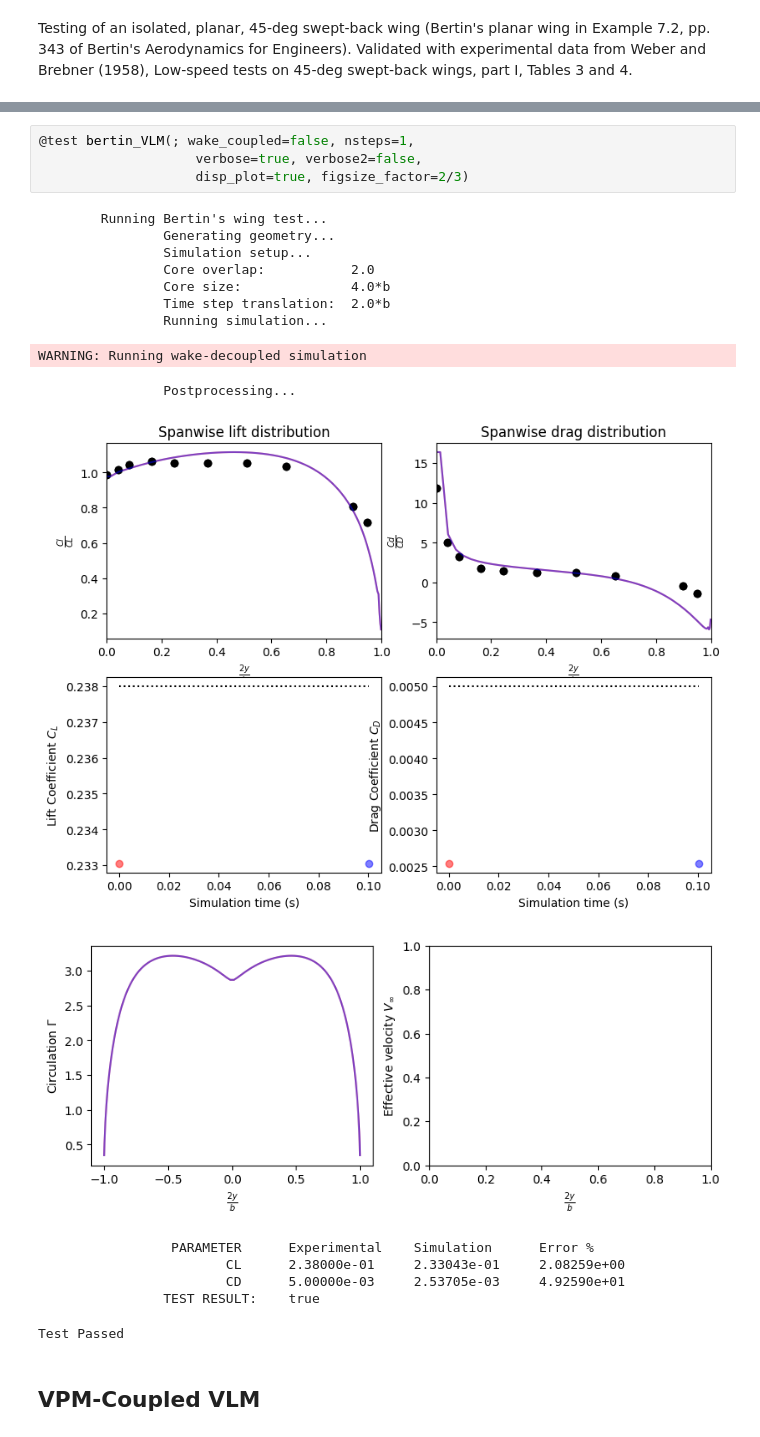
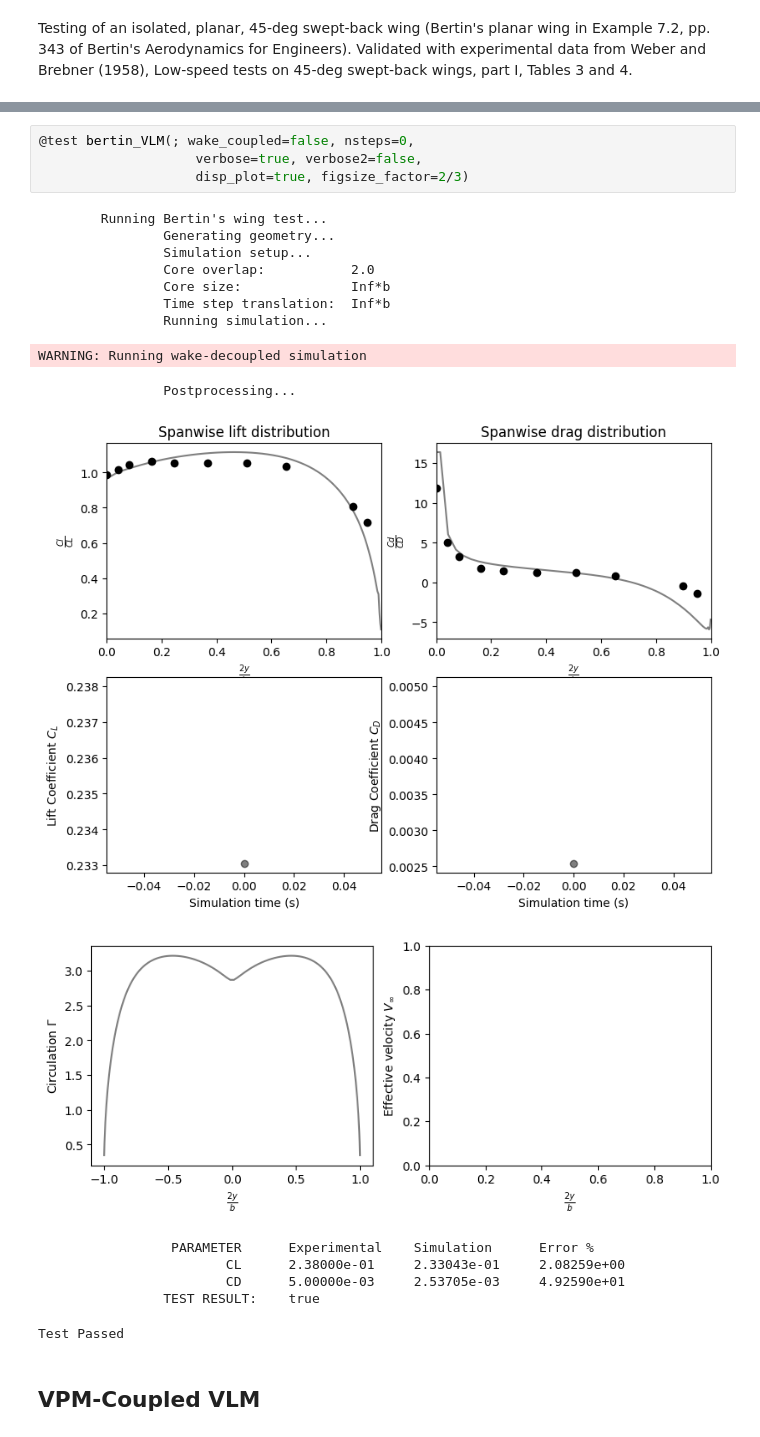
Before and after one commit to byuflowlab/FLOWUnsteady, a Jupyter notebook: docs/validation.ipynb, the cells around one changed output, grey strips where cells are left out. Cells and saved outputs as stored; diff of their text form.

```diff
--- a/docs/validation.ipynb
+++ b/docs/validation.ipynb
@@ -42,21 +44,21 @@ Testing of an isolated, planar, 45-deg swept-back wing (Bertin's planar wing
 # %% [markdown]
 <img src="img/bertinswing04.png" alt="Pic here" width="700px">
 # %%
-@test bertin_VLM(; wake_coupled=false, nsteps=1,
+@test bertin_VLM(; wake_coupled=false, nsteps=0,
                     verbose=true, verbose2=false,
                     disp_plot=true, figsize_factor=2/3)
 # %% [output]
         Running Bertin's wing test...
                 Generating geometry...
                 Simulation setup...
                 Core overlap:           2.0
-                Core size:              4.0*b
-                Time step translation:  2.0*b
+                Core size:              Inf*b
+                Time step translation:  Inf*b
                 Running simulation...
 WARNING: Running wake-decoupled simulation
                 Postprocessing...
-[figure, old version]
+[figure, new version]
-[figure, old version]
+[figure, new version]
                  PARAMETER      Experimental    Simulation      Error %
                         CL      2.38000e-01     2.33043e-01     2.08259e+00
                         CD      5.00000e-03     2.53705e-03     4.92590e+01
```
Also changed, not shown: parts of 2 cells of this notebook, 11 other files.
